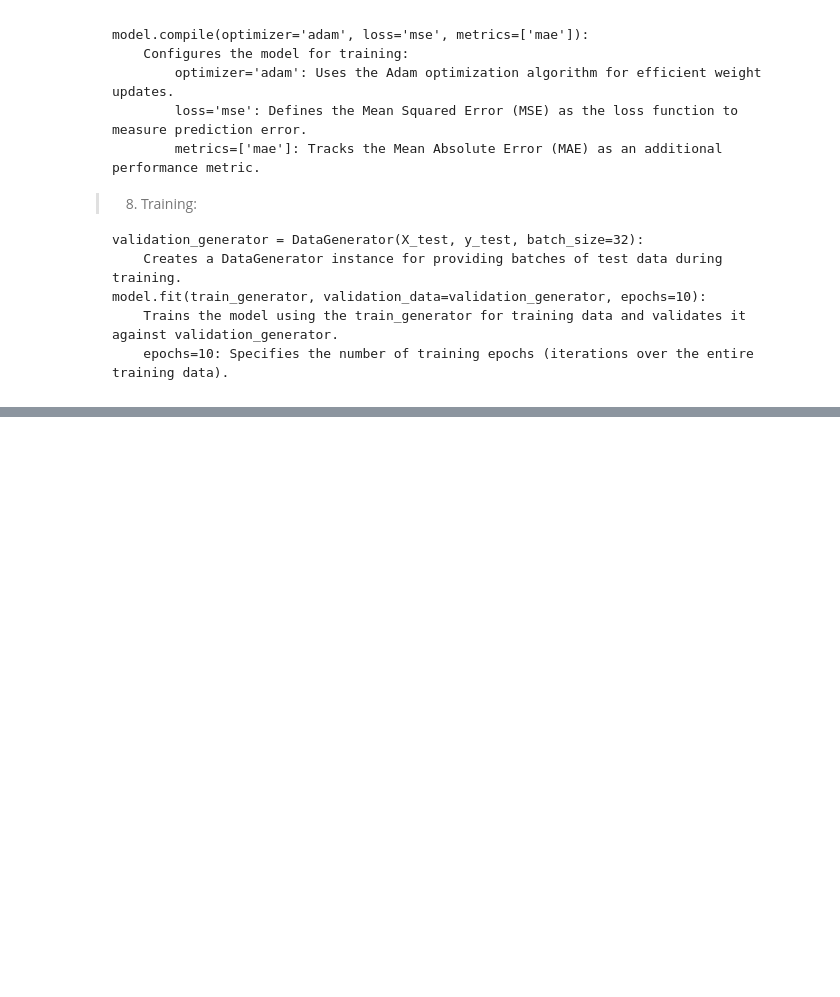
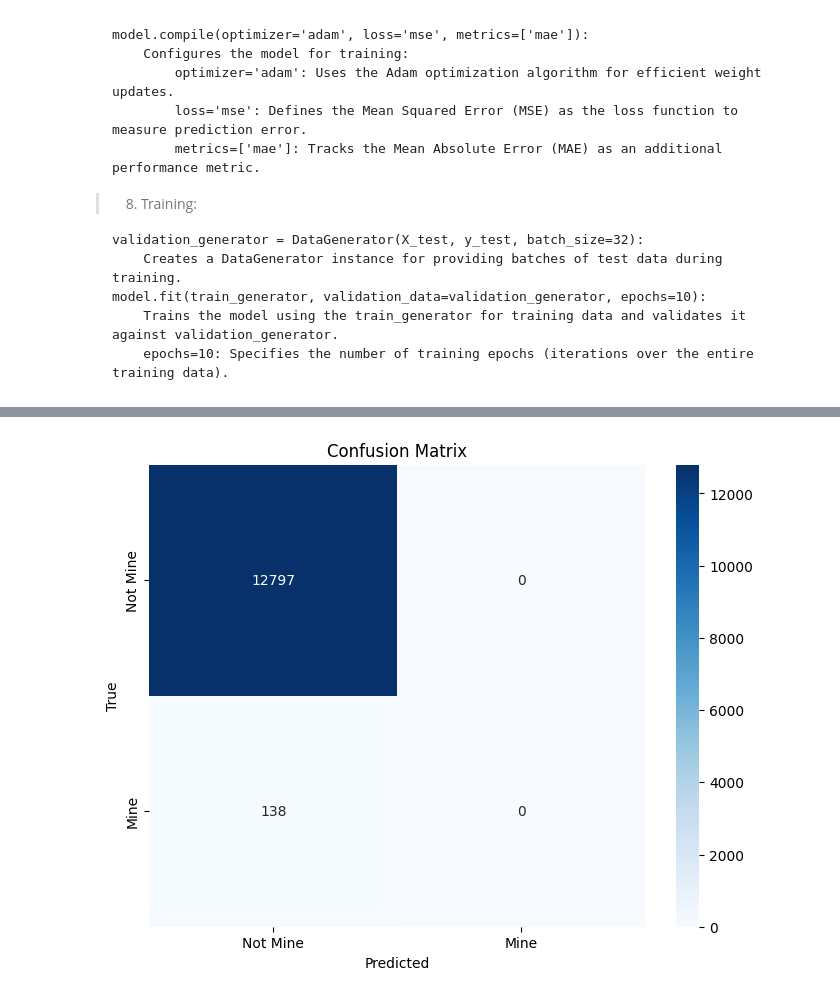
Before and after one commit to Zero00502/Sonar-detection, a Jupyter notebook: Object_Detection_Framework_using_CNN.ipynb, the cells around one changed output, grey strips where cells are left out. Cells and saved outputs as stored; diff of their text form; code cells hidden in the pictures; blank space fills up the shorter version.

```diff
--- a/Object_Detection_Framework_using_CNN.ipynb
+++ b/Object_Detection_Framework_using_CNN.ipynb
@@ -386,0 +408,12 @@ Epoch 5/10
+# %%
+# Convert y_test to float32 to match y_pred
+y_test = y_test.astype('float32')
+
+# OR convert y_pred to float64 to match y_test
+y_pred = y_pred.astype('float64')
+# %%
+# Threshold predictions to binary
+y_pred_binary = (y_pred > 0.5).astype(int)
+
+# Ensure y_test is binary
+y_test_binary = (y_test > 0.5).astype(int)
@@ -386,0 +447,17 @@ Epoch 5/10
+# %%
+import matplotlib.pyplot as plt
+import seaborn as sns
+from sklearn.metrics import confusion_matrix
+
+# Compute confusion matrix
+cm = confusion_matrix(y_test_binary.flatten(), y_pred_binary.flatten())
+
+# Plot the confusion matrix
+plt.figure(figsize=(8, 6))
+sns.heatmap(cm, annot=True, fmt='d', cmap='Blues', xticklabels=['Not Mine', 'Mine'], yticklabels=['Not Mine', 'Mine'])
+plt.xlabel('Predicted')
+plt.ylabel('True')
+plt.title('Confusion Matrix')
+plt.show()
+# %% [output]
+[figure, added]
```
Also changed, not shown: parts of 3 cells of this notebook.
